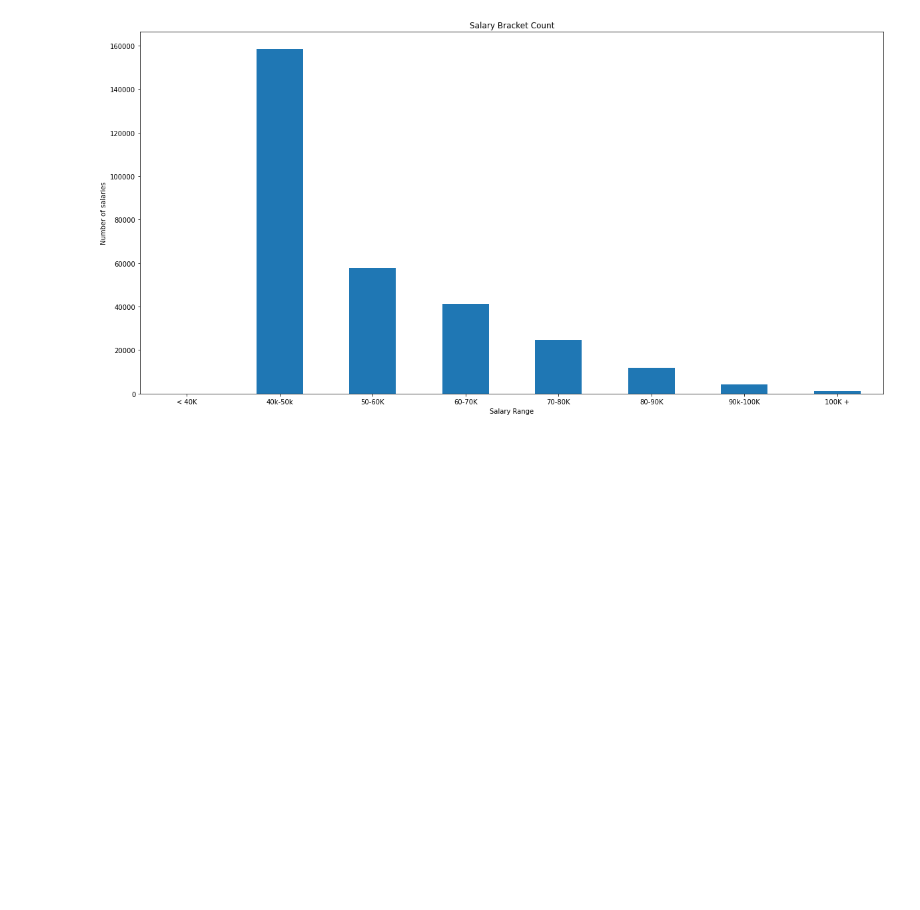
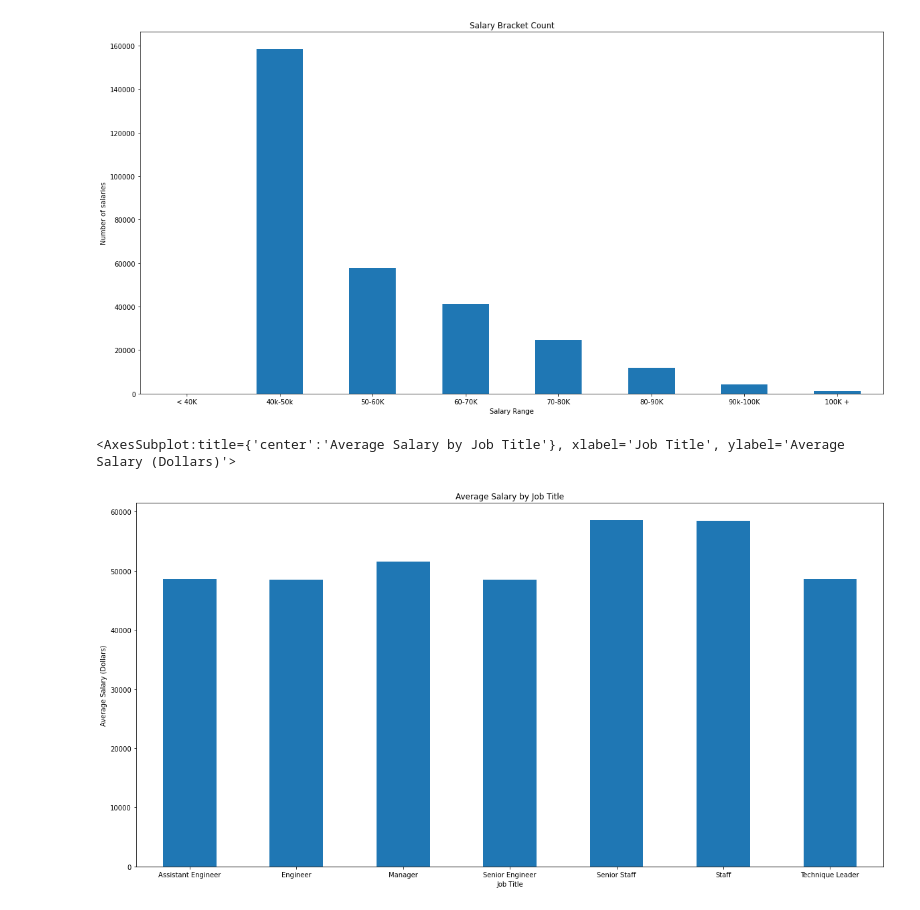
Before and after one commit to 0samvuong/sql-challenge, a Jupyter notebook: EmployeeSQL/bonus.ipynb, the cells around one changed output. Drawn from its saved outputs; the diff is of its cells as text; code cells hidden in the pictures; blank space fills up the shorter version.

```diff
--- a/EmployeeSQL/bonus.ipynb
+++ b/EmployeeSQL/bonus.ipynb
@@ -40,0 +41,21 @@ salary_count.plot(kind='bar', title='Salary Bracket Count', figsize=(20,10), xla
+# %%
+# Create a bar chart of average salary by title.
+
+
+# salary_group = salaries_table.groupby('salary')
+# salary_count = salary_group['salary'].count()
+# salary_count
+
+#merge employees_table titles_table salaries_table
+
+#renaming employee emp_title_id column to title_id for merging purposes
+
+employees_table = employees_table.rename(columns={"emp_title_id" : "title_id"})
+super_table = pd.merge(pd.merge(employees_table,salaries_table, on='emp_no'), titles_table, on='title_id')
+
+super_group_title = super_table.groupby('title')
+avg_salary_title = super_group_title['salary'].mean()
+avg_salary_title.plot(kind='bar', title='Average Salary by Job Title', figsize=(20,10), xlabel="Job Title", ylabel="Average Salary (Dollars)", rot=0)
+# %% [output]
+<AxesSubplot:title={'center':'Average Salary by Job Title'}, xlabel='Job Title', ylabel='Average Salary (Dollars)'>
+[figure, added]
```
Also changed, not shown: parts of 2 cells of this notebook.
